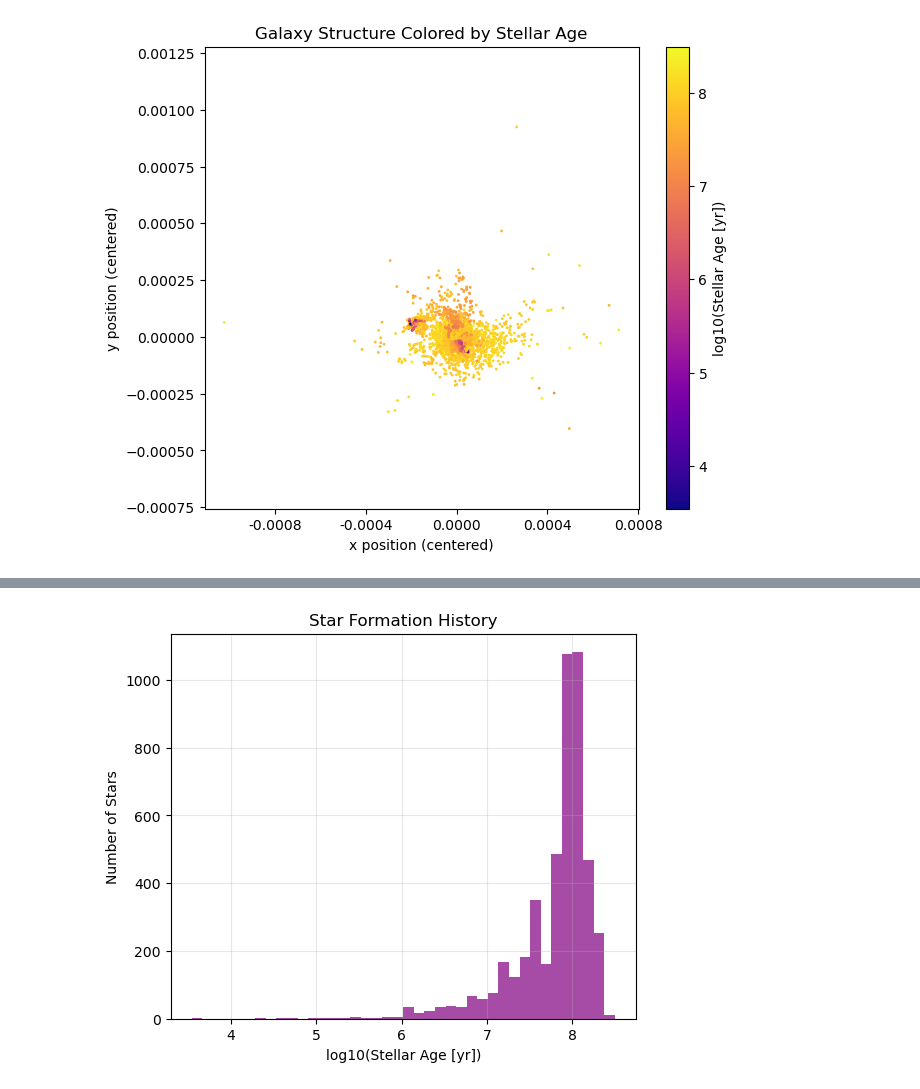
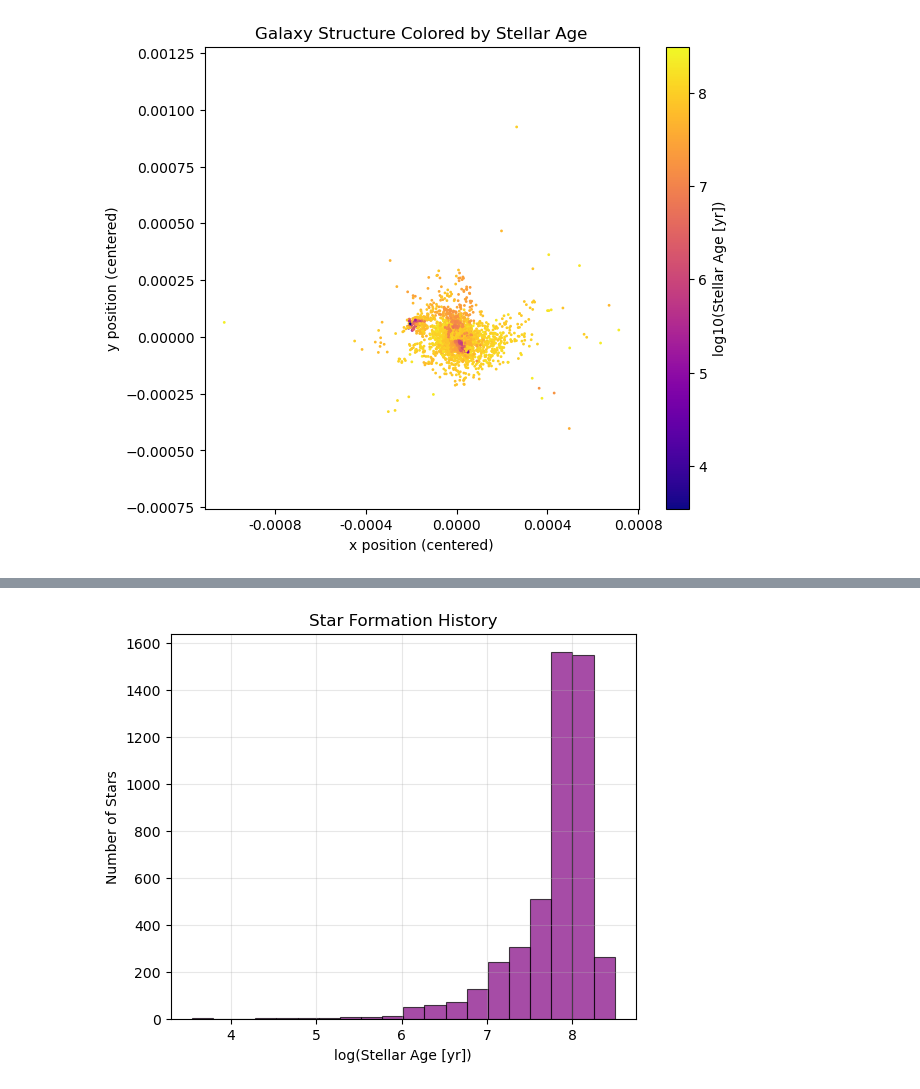
Before and after one commit to emilytroutman0/renaissance_starter, a Jupyter notebook: halo_starter_script.ipynb, the cells around one changed output, grey strips where cells are left out. Cells and saved outputs as stored; diff of their text form; code cells hidden in the pictures.

```diff
--- a/halo_starter_script.ipynb
+++ b/halo_starter_script.ipynb
@@ -233,32 +217,45 @@ with h5py.File(file_path, "r") as f:
 # %%
-#  STAR FORMATION HISTORY
+#  STAR FORMATION HISTORY HISTOGRAM PLOT
 
-file_path = "void_halo_0.hdf5"
+file_path = "void_halo_0.hdf5"   # Path to the halo file
 
+# Open the HDF5 file
 with h5py.File(file_path, "r") as f:
+
+    # Select the first halo in the file (in this case there is only one halo)
     halo = f[list(f.keys())[0]]
 
-    if "pop2_stellar_age" in halo:
+    # Load stellar ages (Population II stars) in years
+    ages = halo["pop2_stellar_age"][:]
 
-        ages = halo["pop2_stellar_age"][:]   # in years
+    # Convert ages to log10 scale (better for wide ranges)
+    log_ages = np.log10(ages)
 
-        # remove any bad values
-        ages = np.clip(ages, 1e-10, None)
+    # Create the plot
+    plt.figure(figsize=(6,5))
 
-        # convert to log scale
-        log_ages = np.log10(ages)
+    # Plot histogram of stellar ages
+    plt.hist(
+        log_ages,
+        bins=20,                 # fewer bins → smoother histogram
+        color="purple",          # bar color
+        alpha=0.7,               # transparency
+        edgecolor="black",       # outline around each bin
+        linewidth=0.8            # thickness of outline
+    )
 
-        plt.figure(figsize=(6,5))
-        plt.hist(log_ages, bins=40, color="purple", alpha=0.7)
+    # Axis labels
+    #in astrophysics log10 is the assumed log base
+    plt.xlabel("log(Stellar Age [yr])")
+    plt.ylabel("Number of Stars")
 
-        plt.xlabel("log10(Stellar Age [yr])")
-        plt.ylabel("Number of Stars")
-        plt.title("Star Formation History")
+    # Plot title
+    plt.title("Star Formation History")
 
-        plt.grid(alpha=0.3)
-        plt.show()
+    # Light grid for readability
+    plt.grid(alpha=0.3)
 
-    else:
-        print("Dataset 'pop2_stellar_age' not found.")
+    # Show the plot
+    plt.show()
 # %% [output]
-[figure, old version]
+[figure, new version]
```
Also changed, not shown: parts of 5 cells of this notebook, 2 other files.
